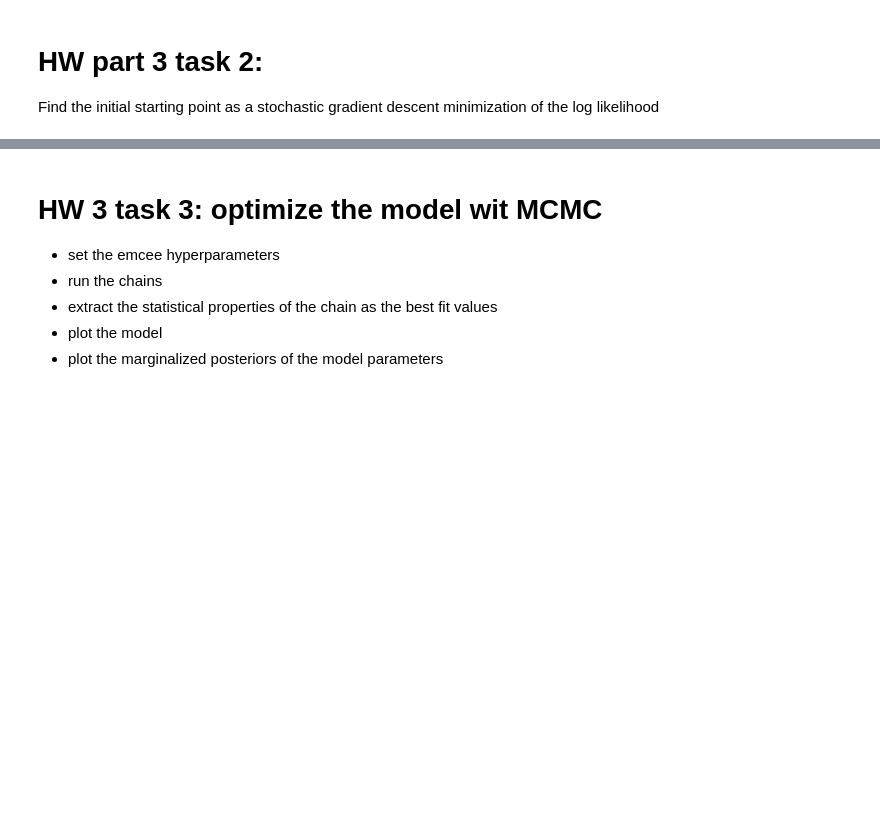
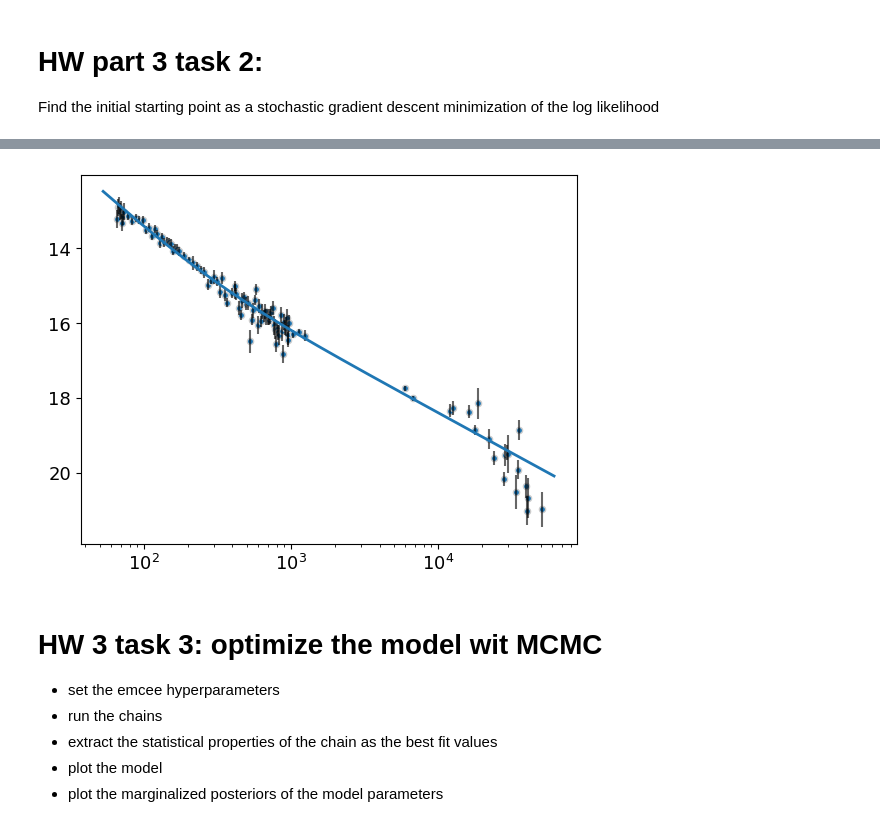
Before and after one commit to elhamkashi/DSPS_EKashi, a Jupyter notebook: HW6/Second_Half_fitlinetogrbafterglow_mcmc_instructions_dsps25.ipynb, the cells around one changed output, grey strips where cells are left out. Cells and saved outputs as stored; diff of their text form; code cells hidden in the pictures; blank space fills up the shorter version.

```diff
--- a/HW6/Second_Half_fitlinetogrbafterglow_mcmc_instructions_dsps25.ipynb
+++ b/HW6/Second_Half_fitlinetogrbafterglow_mcmc_instructions_dsps25.ipynb
@@ -701,3 +794,13 @@ pl.xscale("log")
+# %%
+ig= soln.x
+tt = np.logspace(np.log10(x.min()*0.8), np.log10(x.max()*1.2), 500)
+plt.errorbar(x, y, yerr=s, fmt='.', ms=0, color='k', alpha=0.6)
+plt.scatter(x, y, s=20, edgecolor='#ccc')
+plt.plot(tt, bpl(ig, tt), lw=2)
+plt.xscale('log'); plt.gca().invert_yaxis()
+plt.show()
+# %% [output]
+[figure, added]
 # %% [markdown]
 # HW 3 task 3: optimize the model wit MCMC
 
```
Also changed, not shown: parts of 30 cells of this notebook.
